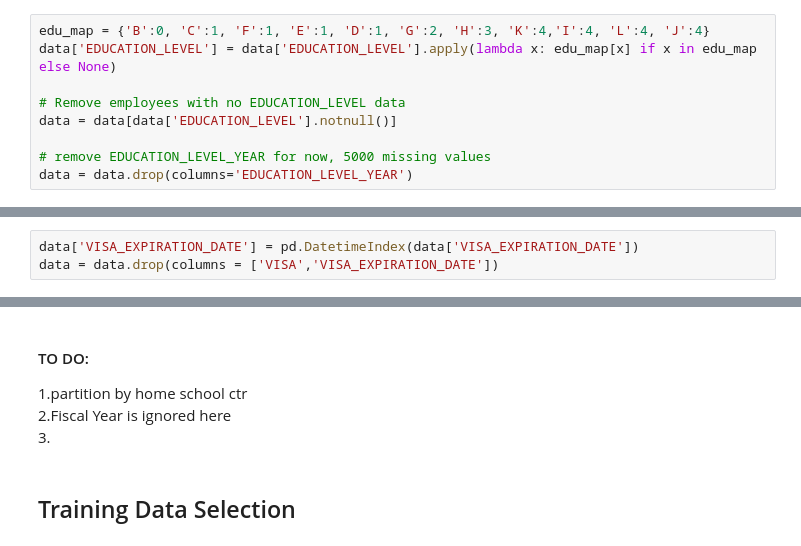
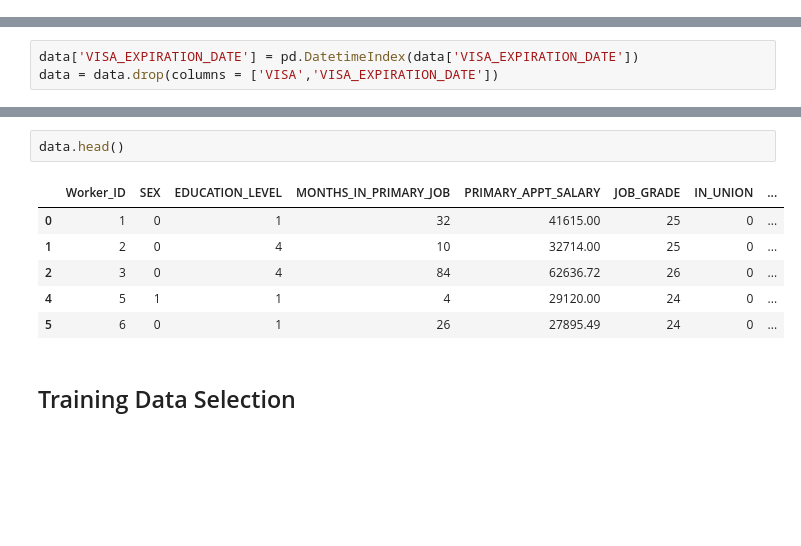
Before and after one commit to psuri15/WAF2019, a Jupyter notebook: FirstModel.ipynb, the cells around one changed output, grey strips where cells are left out. Saved outputs shown, nothing was run; the diff lists cells and outputs as text; blank space fills up the shorter version.

```diff
--- a/FirstModel.ipynb
+++ b/FirstModel.ipynb
@@ -94,9 +152,0 @@ data['JOB_GRADE'] = data['JOB_GRADE'].astype(int)
-# %%
-edu_map = {'B':0, 'C':1, 'F':1, 'E':1, 'D':1, 'G':2, 'H':3, 'K':4,'I':4, 'L':4, 'J':4}
-data['EDUCATION_LEVEL'] = data['EDUCATION_LEVEL'].apply(lambda x: edu_map[x] if x in edu_map else None)
-
-# Remove employees with no EDUCATION_LEVEL data
-data = data[data['EDUCATION_LEVEL'].notnull()]
-
-# remove EDUCATION_LEVEL_YEAR for now, 5000 missing values
-data = data.drop(columns='EDUCATION_LEVEL_YEAR')
@@ -121,8 +196,12 @@ data = data.drop(columns = ['COUNTRY_OF_CITIZENSHIP','HOME_CITY'])
-# %% [markdown]
-#### TO DO:
-1.partition by home school ctr <br>
-2.Fiscal Year is ignored here <br>
-3.
+# %%
+data.head()
+# %% [output]
+|  | Worker_ID | SEX | EDUCATION_LEVEL | MONTHS_IN_PRIMARY_JOB | PRIMARY_APPT_SALARY | JOB_GRADE | IN_UNION | ... |
+| 0 | 1 | 0 | 1 | 32 | 41615.00 | 25 | 0 | ... |
+| 1 | 2 | 0 | 4 | 10 | 32714.00 | 25 | 0 | ... |
+| 2 | 3 | 0 | 4 | 84 | 62636.72 | 26 | 0 | ... |
+| 4 | 5 | 1 | 1 | 4 | 29120.00 | 24 | 0 | ... |
+| 5 | 6 | 0 | 1 | 26 | 27895.49 | 24 | 0 | ... |
 # %% [markdown]
 ## Training Data Selection
 # %% [markdown]
```
Also changed, not shown: parts of 67 cells of this notebook.
